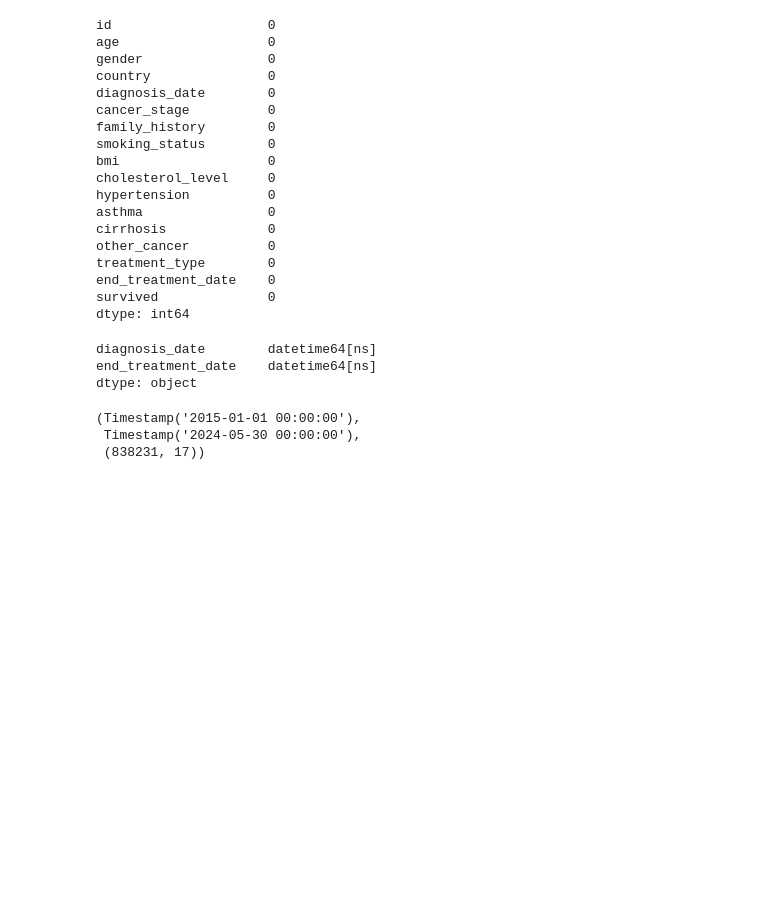
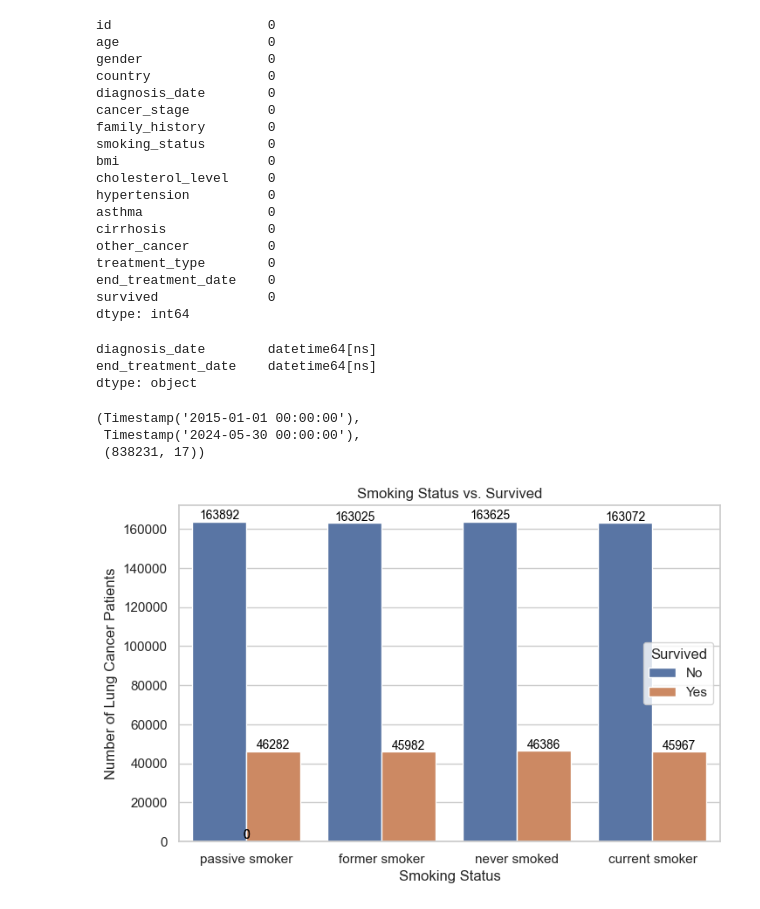
Before and after one commit to jacobszc/CSE487, a Jupyter notebook: Assignment1.ipynb, the cells around one changed output. Saved outputs shown, nothing was run; the diff lists cells and outputs as text; code cells hidden in the pictures; blank space fills up the shorter version.

Commit message:
added smoking_bar_chart() and age_histogram() for EDA

```diff
--- a/Assignment1.ipynb
+++ b/Assignment1.ipynb
@@ -76,3 +78,24 @@ dataset["diagnosis_date"].min(), dataset["diagnosis_date"].max(), dataset.shape
  (838231, 17))
 # %%
 dataset.to_csv("LC_DS_cleaned.csv", index=False)
+# %%
+# Create a bar chart: Smoking Status vs. Survived
+def smoking_bar_chart():
+    plt.figure(figsize=(8, 5))
+    ax = sns.countplot(data=dataset, x="smoking_status", hue="survived")
+    plt.title("Smoking Status vs. Survived")
+    plt.xlabel("Smoking Status")
+    plt.ylabel("Number of Lung Cancer Patients")
+    plt.legend(title="Survived", labels=["No", "Yes"])
+
+    # Add counts on top of bars
+    for p in ax.patches:
+        height = int(p.get_height())
+        ax.annotate(height, (p.get_x() + p.get_width() / 2., height),
+                    ha='center', va='bottom', fontsize=10, color='black')
+    plt.show()
+    # print(pd.crosstab(dataset['smoking_status'], dataset['survived']))
+
+smoking_bar_chart()
+# %% [output]
+[figure, added]
```
Also changed, not shown: parts of 2 cells of this notebook.
